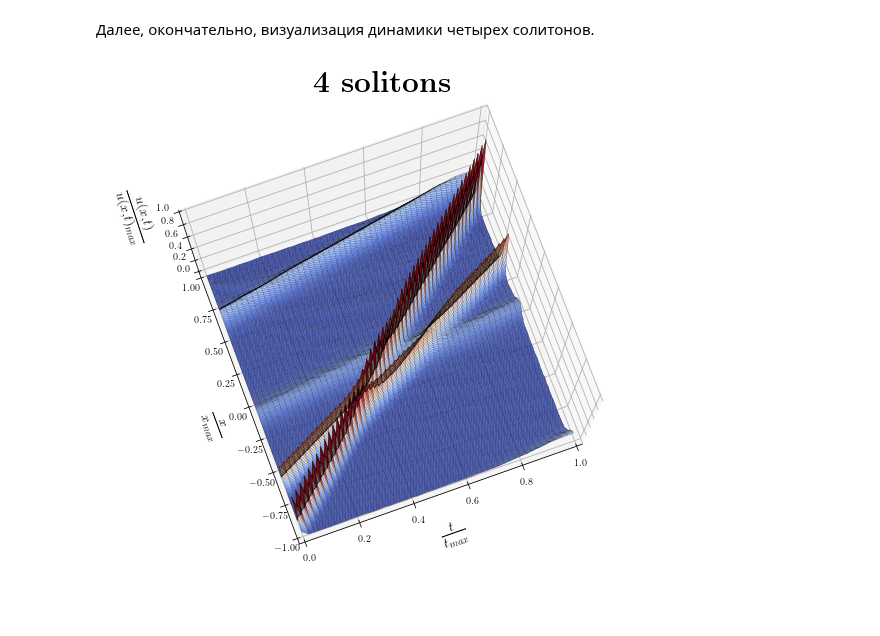
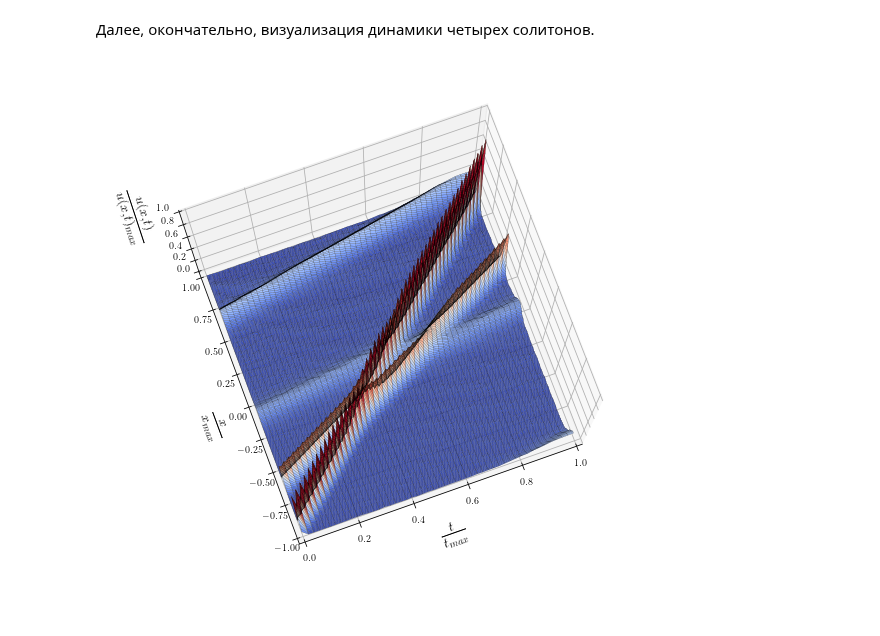
Before and after one commit to ev-br/CP2020, a Jupyter notebook: KdV_equation_Zavyalov.ipynb, the cells around one changed output. Drawn from its saved outputs; the diff is of its cells as text; code cells hidden in the pictures.

```diff
--- a/KdV_equation_Zavyalov.ipynb
+++ b/KdV_equation_Zavyalov.ipynb
@@ -129,24 +129,23 @@ t, x = np.meshgrid(t, x, indexing='ij')
 # %%
 plt.rc('text', usetex = True)
 plt.rc('font', family = 'serif')
 
 fig = plt.figure(figsize=[10, 10])
 
 ax = fig.gca(projection='3d')
 ax.view_init(elev=80., azim=250)
-ax.set_title(r'\textbf{4 solitons}', size=30, pad=20)
 ax.plot_surface(t/max_t, x/np.pi, u.T / np.max(u.T), rstride=1, cstride=1, cmap='coolwarm',
                          linewidth=0)
 ax.plot_wireframe(t/max_t, x/np.pi, u.T / np.max(u.T), color='black', rstride=1, cstride=1,
                          linewidth=0.2)
 ax.invert_yaxis()
 ax.set_xlim(0, 1)
 ax.set_ylim(-1, 1);
 ax.set_zlim(0., 1)
 ax.set_xlabel(r'$\frac{t}{t_{max}}$', size=20, labelpad=20);
 ax.set_ylabel(r'$\frac{x}{x_{max}}$', size=20, labelpad=20);
 ax.set_zlabel(r'$\frac{u(x, t)}{u(x, t)_{max}}$', size=20, labelpad=20)
 
 plt.show()
 # %% [output]
-[figure, old version]
+[figure, new version]
```
